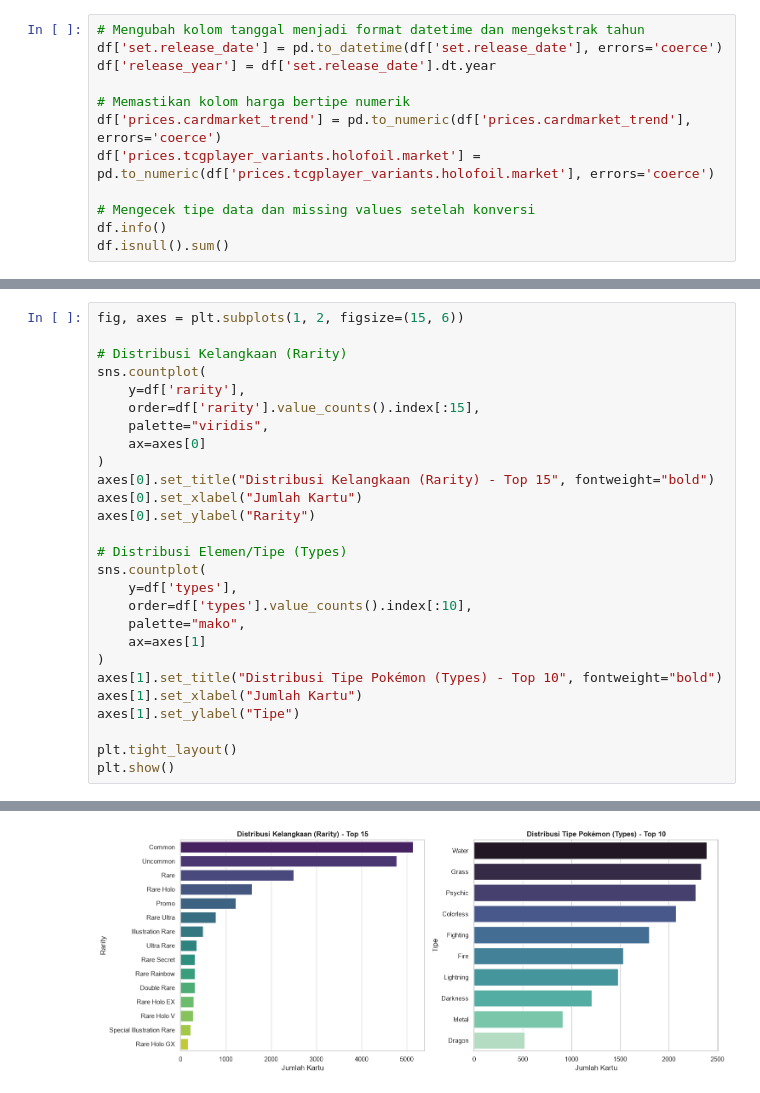
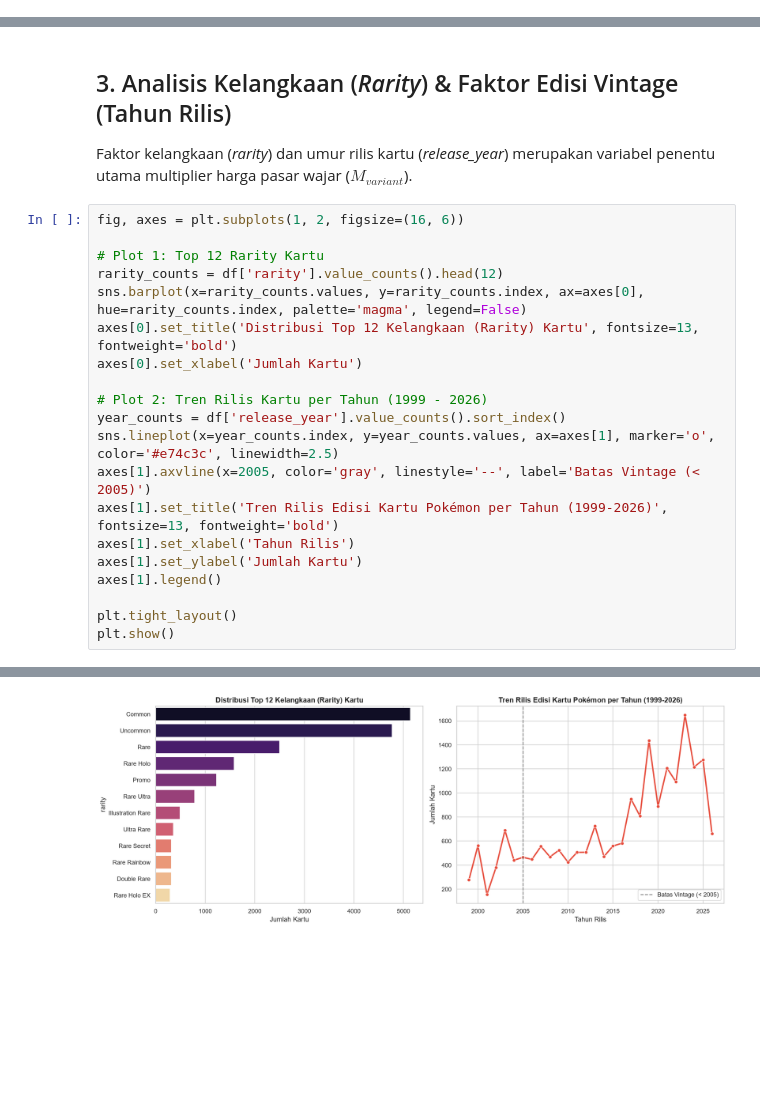
Before and after one commit to Bejochan/pokemon-card-value-analytic-tool, a Jupyter notebook: backend/notebooks/eda_research_tcg.ipynb, the cells around one changed output, grey strips where cells are left out. Cells and saved outputs as stored; diff of their text form; blank space fills up the shorter version.

```diff
--- a/backend/notebooks/eda_research_tcg.ipynb
+++ b/backend/notebooks/eda_research_tcg.ipynb
@@ -28,12 +41,0 @@ Bentuk dataset: 19926 baris dan 10 kolom
-# %%
-# Mengubah kolom tanggal menjadi format datetime dan mengekstrak tahun
-df['set.release_date'] = pd.to_datetime(df['set.release_date'], errors='coerce')
-df['release_year'] = df['set.release_date'].dt.year
-
-# Memastikan kolom harga bertipe numerik
-df['prices.cardmarket_trend'] = pd.to_numeric(df['prices.cardmarket_trend'], errors='coerce')
-df['prices.tcgplayer_variants.holofoil.market'] = pd.to_numeric(df['prices.tcgplayer_variants.holofoil.market'], errors='coerce')
-
-# Mengecek tipe data dan missing values setelah konversi
-df.info()
-df.isnull().sum()
@@ -71,27 +106,24 @@ dtype: int64
+# %% [markdown]
+## 3. Analisis Kelangkaan (*Rarity*) & Faktor Edisi Vintage (Tahun Rilis)
+
+Faktor kelangkaan (*rarity*) dan umur rilis kartu (*release_year*) merupakan variabel penentu utama multiplier harga pasar wajar ($M_{variant}$).
 # %%
-fig, axes = plt.subplots(1, 2, figsize=(15, 6))
+fig, axes = plt.subplots(1, 2, figsize=(16, 6))
 
-# Distribusi Kelangkaan (Rarity)
-sns.countplot(
-    y=df['rarity'],
-    order=df['rarity'].value_counts().index[:15],
-    palette="viridis",
-    ax=axes[0]
-)
-axes[0].set_title("Distribusi Kelangkaan (Rarity) - Top 15", fontweight="bold")
-axes[0].set_xlabel("Jumlah Kartu")
-axes[0].set_ylabel("Rarity")
+# Plot 1: Top 12 Rarity Kartu
+rarity_counts = df['rarity'].value_counts().head(12)
+sns.barplot(x=rarity_counts.values, y=rarity_counts.index, ax=axes[0], hue=rarity_counts.index, palette='magma', legend=False)
+axes[0].set_title('Distribusi Top 12 Kelangkaan (Rarity) Kartu', fontsize=13, fontweight='bold')
+axes[0].set_xlabel('Jumlah Kartu')
 
-# Distribusi Elemen/Tipe (Types)
-sns.countplot(
-    y=df['types'],
-    order=df['types'].value_counts().index[:10],
-    palette="mako",
-    ax=axes[1]
-)
-axes[1].set_title("Distribusi Tipe Pokémon (Types) - Top 10", fontweight="bold")
-axes[1].set_xlabel("Jumlah Kartu")
-axes[1].set_ylabel("Tipe")
+# Plot 2: Tren Rilis Kartu per Tahun (1999 - 2026)
+year_counts = df['release_year'].value_counts().sort_index()
+sns.lineplot(x=year_counts.index, y=year_counts.values, ax=axes[1], marker='o', color='#e74c3c', linewidth=2.5)
+axes[1].axvline(x=2005, color='gray', linestyle='--', label='Batas Vintage (< 2005)')
+axes[1].set_title('Tren Rilis Edisi Kartu Pokémon per Tahun (1999-2026)', fontsize=13, fontweight='bold')
+axes[1].set_xlabel('Tahun Rilis')
+axes[1].set_ylabel('Jumlah Kartu')
+axes[1].legend()
 
 plt.tight_layout()
 plt.show()
@@ -106 +131 @@ Passing `palette` without assigning `hue` is deprecated and will be removed in v
-[figure, old version]
+[figure, new version]
```
Also changed, not shown: parts of 16 cells of this notebook.
